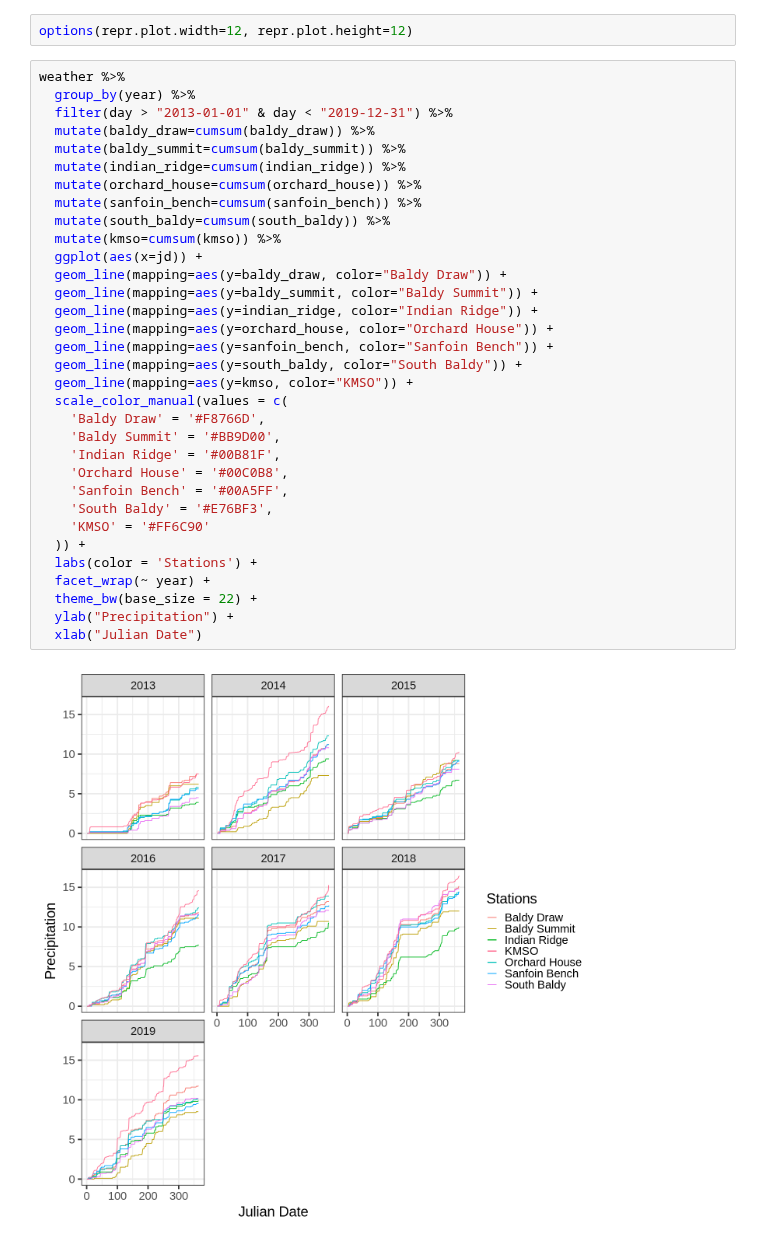
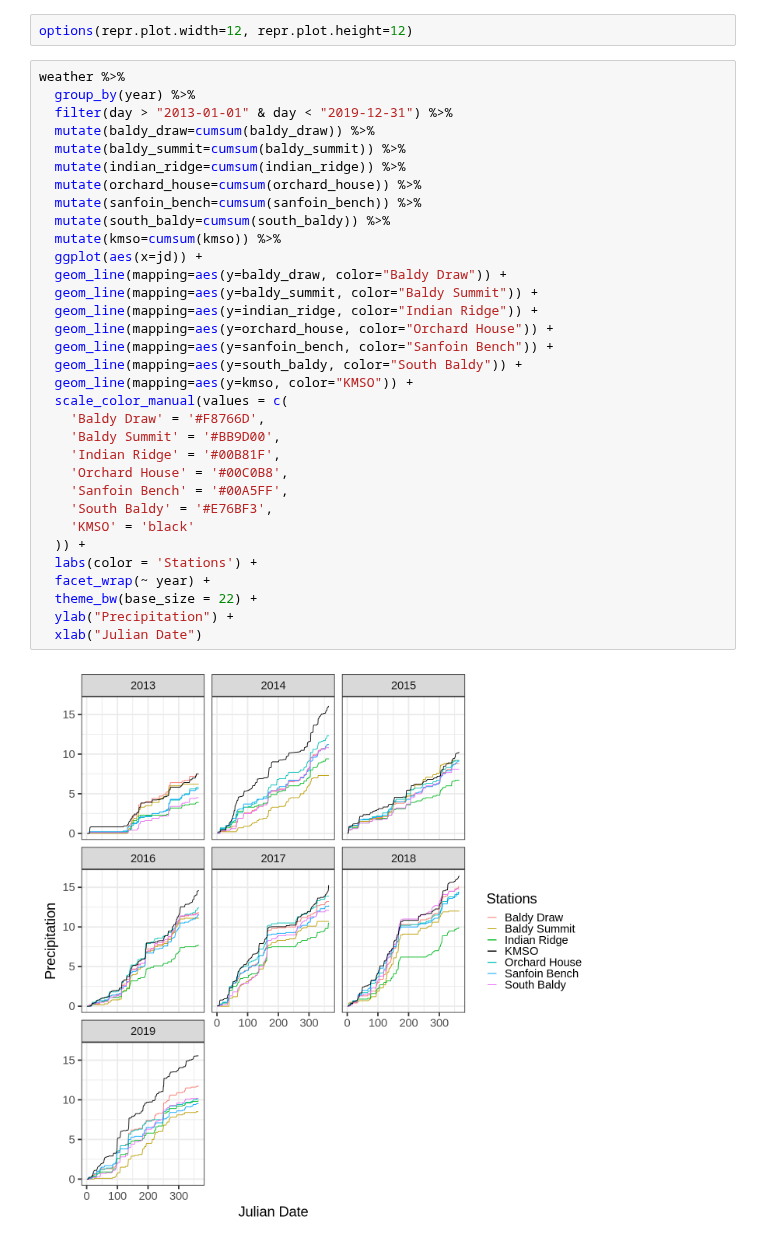
Before and after one commit to samsoe/mpg_notebooks, a Jupyter notebook: Visualization_Weather.ipynb, the cells around one changed output. Cells and saved outputs as stored; diff of their text form.

```diff
--- a/Visualization_Weather.ipynb
+++ b/Visualization_Weather.ipynb
@@ -67,32 +91,32 @@ weather %>%
   filter(day > "2013-01-01" & day < "2019-12-31") %>%
   mutate(baldy_draw=cumsum(baldy_draw)) %>%
   mutate(baldy_summit=cumsum(baldy_summit)) %>%
   mutate(indian_ridge=cumsum(indian_ridge)) %>%
   mutate(orchard_house=cumsum(orchard_house)) %>%
   mutate(sanfoin_bench=cumsum(sanfoin_bench)) %>%
   mutate(south_baldy=cumsum(south_baldy)) %>%
   mutate(kmso=cumsum(kmso)) %>%
   ggplot(aes(x=jd)) +
   geom_line(mapping=aes(y=baldy_draw, color="Baldy Draw")) +
   geom_line(mapping=aes(y=baldy_summit, color="Baldy Summit")) +
   geom_line(mapping=aes(y=indian_ridge, color="Indian Ridge")) +
   geom_line(mapping=aes(y=orchard_house, color="Orchard House")) +
   geom_line(mapping=aes(y=sanfoin_bench, color="Sanfoin Bench")) +
   geom_line(mapping=aes(y=south_baldy, color="South Baldy")) +
   geom_line(mapping=aes(y=kmso, color="KMSO")) +
   scale_color_manual(values = c(
     'Baldy Draw' = '#F8766D',
     'Baldy Summit' = '#BB9D00',
     'Indian Ridge' = '#00B81F',
     'Orchard House' = '#00C0B8',
     'Sanfoin Bench' = '#00A5FF',
     'South Baldy' = '#E76BF3',
-    'KMSO' = '#FF6C90'
+    'KMSO' = 'black'
   )) +
   labs(color = 'Stations') +
   facet_wrap(~ year) +
   theme_bw(base_size = 22) +
   ylab("Precipitation") +
   xlab("Julian Date")
 # %% [output]
-[figure, old version]
+[figure, new version]
```
Also changed, not shown: parts of 2 cells of this notebook.
